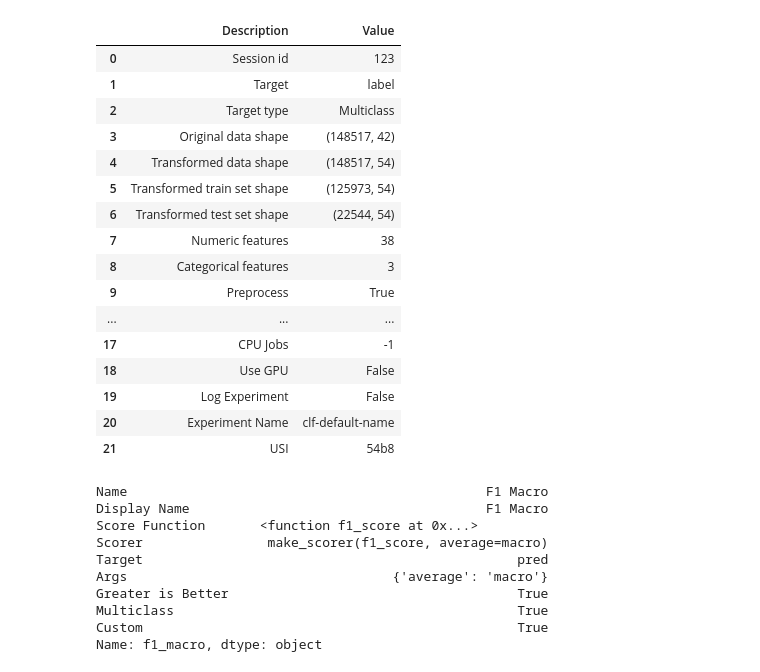
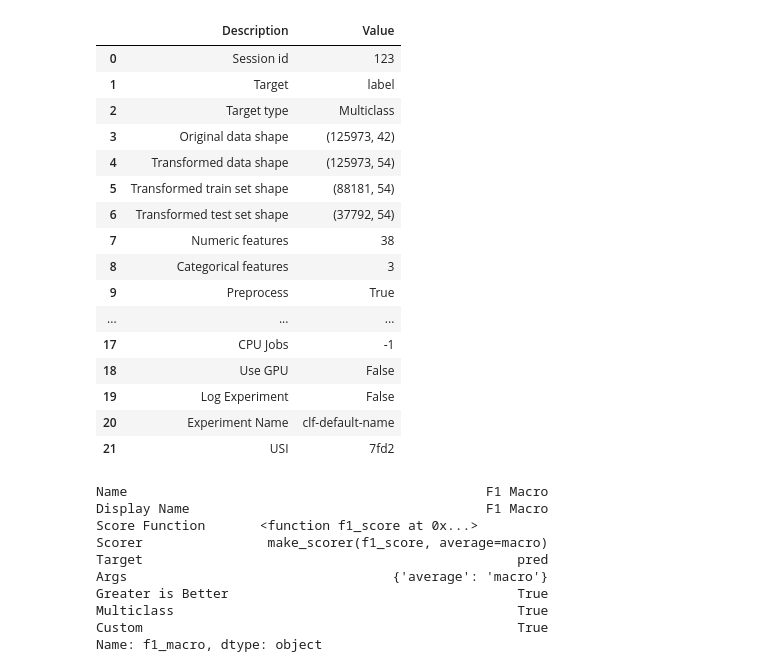
Before and after one commit to wilicarol/Code-PyCaret-TCC, a Jupyter notebook: Pycaret Docker.ipynb, the cells around one changed output. Cells and saved outputs as stored; diff of their text form; code cells hidden in the pictures.

```diff
--- a/Pycaret Docker.ipynb
+++ b/Pycaret Docker.ipynb
@@ -80,16 +82,16 @@ df_test_final['label'] = pd.Categorical(df_test_final['label'], categories=ORDER
 # %%
 from pycaret.classification import *
 # Usando test_data para fornecer um conjunto de teste separado
-s = setup(data = df_train_full, target = 'label', test_data = df_test_final, session_id = 123, index=False)
+s = setup(data = df_train_full, target = 'label', session_id = 123, index=False)
 # %% [output]
 |  | Description | Value |
 | 0 | Session id | 123 |
 | 1 | Target | label |
 | 2 | Target type | Multiclass |
-| 3 | Original data shape | (148517, 42) |
-| 4 | Transformed data shape | (148517, 54) |
-| 5 | Transformed train set shape | (125973, 54) |
-| 6 | Transformed test set shape | (22544, 54) |
+| 3 | Original data shape | (125973, 42) |
+| 4 | Transformed data shape | (125973, 54) |
+| 5 | Transformed train set shape | (88181, 54) |
+| 6 | Transformed test set shape | (37792, 54) |
 | 7 | Numeric features | 38 |
 | 8 | Categorical features | 3 |
 | 9 | Preprocess | True |
@@ -98,7 +100,7 @@ s = setup(data = df_train_full, target = 'label', test_data = df_test_final, ses
 | 18 | Use GPU | False |
 | 19 | Log Experiment | False |
 | 20 | Experiment Name | clf-default-name |
-| 21 | USI | 54b8 |
+| 21 | USI | 7fd2 |
 # %%
 from sklearn.metrics import f1_score
 # Adicionando nova métrica
```
Also changed, not shown: parts of 7 cells of this notebook.
